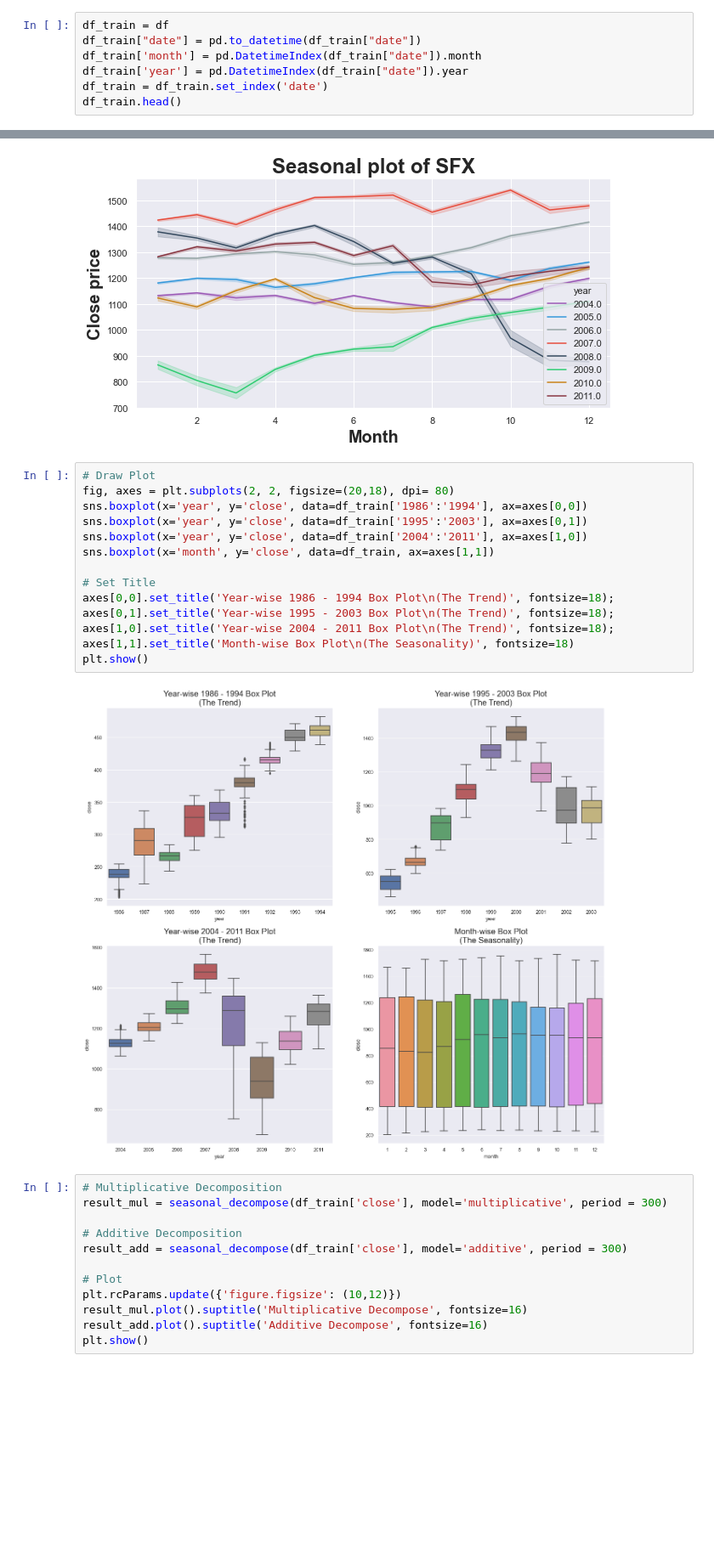
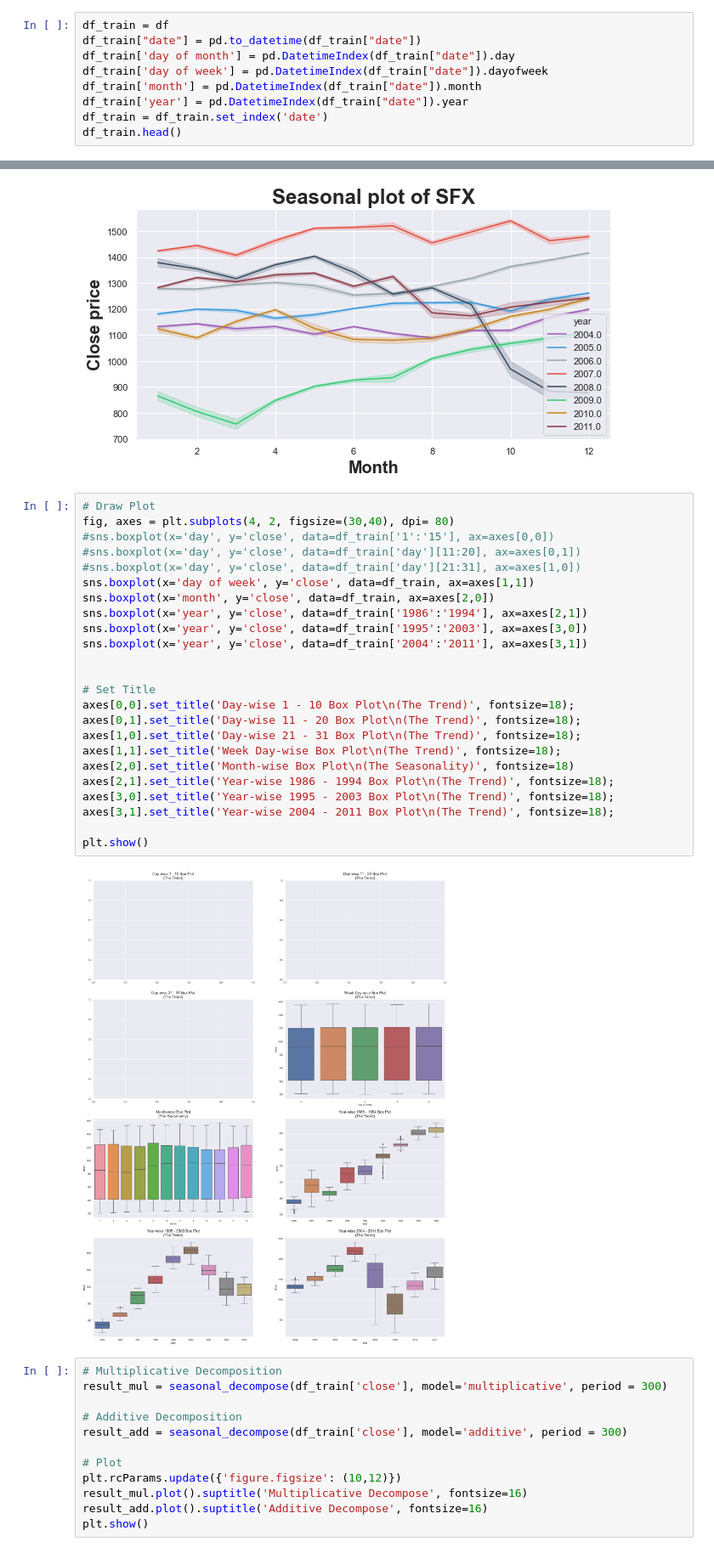
Before and after one commit to marcosvilela/modelagem-analitica-20.3, a Jupyter notebook: source/Daniel/Daniel_AnaliseExploratoria.ipynb, the cells around one changed output, grey strips where cells are left out. Shown at 85% size. Saved outputs shown, nothing was run; the diff lists cells and outputs as text; blank space fills up the shorter version.

```diff
--- a/source/Daniel/Daniel_AnaliseExploratoria.ipynb
+++ b/source/Daniel/Daniel_AnaliseExploratoria.ipynb
@@ -61,6 +63,8 @@ def tsplot(y, lags=None, figsize=(12, 7), syle='bmh'):
 # %%
 df_train = df
 df_train["date"] = pd.to_datetime(df_train["date"])
+df_train['day of month'] = pd.DatetimeIndex(df_train["date"]).day
+df_train['day of week'] = pd.DatetimeIndex(df_train["date"]).dayofweek
 df_train['month'] = pd.DatetimeIndex(df_train["date"]).month
 df_train['year'] = pd.DatetimeIndex(df_train["date"]).year
 df_train = df_train.set_index('date')
@@ -162,20 +166,30 @@ Text(0, 0.5, 'Close price')
 [figure]
 # %%
 # Draw Plot
-fig, axes = plt.subplots(2, 2, figsize=(20,18), dpi= 80)
-sns.boxplot(x='year', y='close', data=df_train['1986':'1994'], ax=axes[0,0])
-sns.boxplot(x='year', y='close', data=df_train['1995':'2003'], ax=axes[0,1])
-sns.boxplot(x='year', y='close', data=df_train['2004':'2011'], ax=axes[1,0])
-sns.boxplot(x='month', y='close', data=df_train, ax=axes[1,1])
+fig, axes = plt.subplots(4, 2, figsize=(30,40), dpi= 80)
+#sns.boxplot(x='day', y='close', data=df_train['1':'15'], ax=axes[0,0])
+#sns.boxplot(x='day', y='close', data=df_train['day'][11:20], ax=axes[0,1])
+#sns.boxplot(x='day', y='close', data=df_train['day'][21:31], ax=axes[1,0])
+sns.boxplot(x='day of week', y='close', data=df_train, ax=axes[1,1])
+sns.boxplot(x='month', y='close', data=df_train, ax=axes[2,0])
+sns.boxplot(x='year', y='close', data=df_train['1986':'1994'], ax=axes[2,1])
+sns.boxplot(x='year', y='close', data=df_train['1995':'2003'], ax=axes[3,0])
+sns.boxplot(x='year', y='close', data=df_train['2004':'2011'], ax=axes[3,1])
+
 
 # Set Title
-axes[0,0].set_title('Year-wise 1986 - 1994 Box Plot\n(The Trend)', fontsize=18);
-axes[0,1].set_title('Year-wise 1995 - 2003 Box Plot\n(The Trend)', fontsize=18);
-axes[1,0].set_title('Year-wise 2004 - 2011 Box Plot\n(The Trend)', fontsize=18);
-axes[1,1].set_title('Month-wise Box Plot\n(The Seasonality)', fontsize=18)
+axes[0,0].set_title('Day-wise 1 - 10 Box Plot\n(The Trend)', fontsize=18);
+axes[0,1].set_title('Day-wise 11 - 20 Box Plot\n(The Trend)', fontsize=18);
+axes[1,0].set_title('Day-wise 21 - 31 Box Plot\n(The Trend)', fontsize=18);
+axes[1,1].set_title('Week Day-wise Box Plot\n(The Trend)', fontsize=18);
+axes[2,0].set_title('Month-wise Box Plot\n(The Seasonality)', fontsize=18)
+axes[2,1].set_title('Year-wise 1986 - 1994 Box Plot\n(The Trend)', fontsize=18);
+axes[3,0].set_title('Year-wise 1995 - 2003 Box Plot\n(The Trend)', fontsize=18);
+axes[3,1].set_title('Year-wise 2004 - 2011 Box Plot\n(The Trend)', fontsize=18);
+
 plt.show()
 # %% [output]
-[figure, old version]
+[figure, new version]
 # %%
 # Multiplicative Decomposition
 result_mul = seasonal_decompose(df_train['close'], model='multiplicative', period = 300)
```
Also changed, not shown: parts of 10 cells of this notebook.
